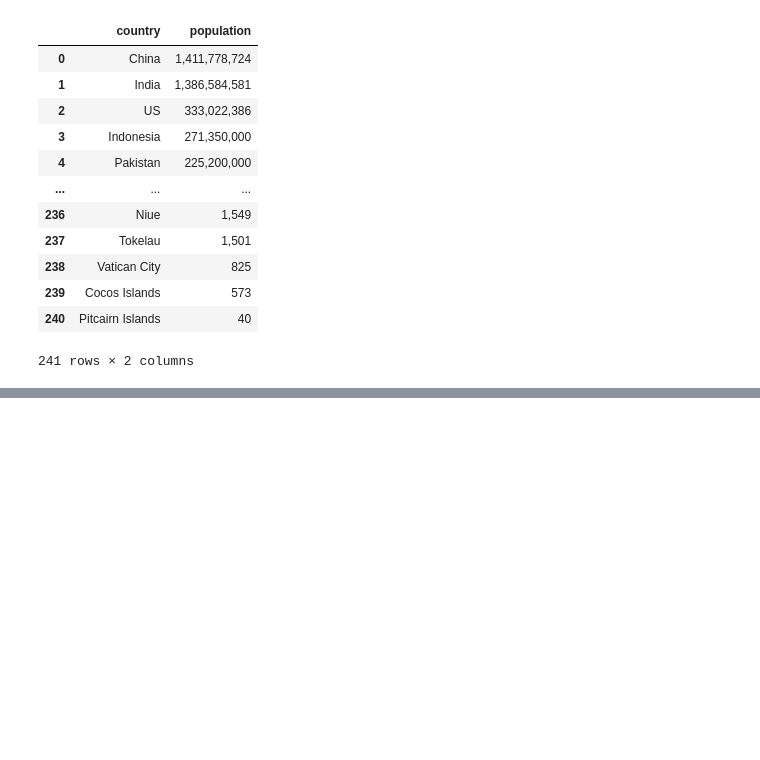
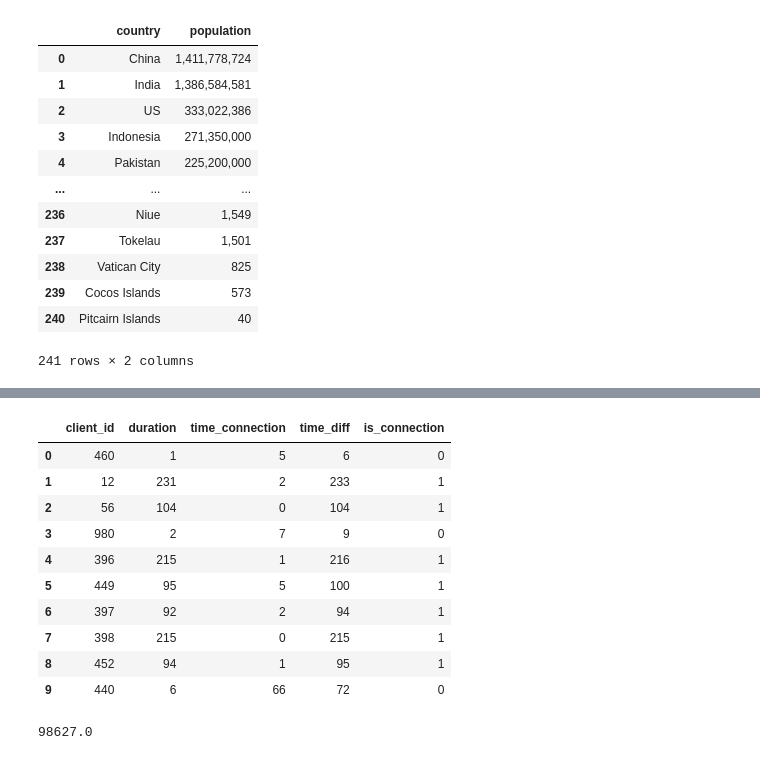
Before and after one commit to merrysam/Study, a Jupyter notebook: PY_EDA_3/theory.ipynb, the cells around one changed output, grey strips where cells are left out. Saved outputs shown, nothing was run; the diff lists cells and outputs as text; code cells hidden in the pictures; blank space fills up the shorter version.

```diff
--- a/PY_EDA_3/theory.ipynb
+++ b/PY_EDA_3/theory.ipynb
@@ -46,3 +75,51 @@ data_area[data_area['title']== 'Gård 2014 Grand Klasse Reserve Lawrence Vineyar
 # %% [output]
 |  | country | description | designation | points | price | province | region_1 | taster_name | ... |
 | 94 | US | Barrel notes are prominent, with ... | Grand Klasse Reserve Lawrence Vin... | 88 | 22.0 | Washington | Columbia Valley (WA) | Sean P. Sullivan | ... |
+# %%
+calls_list = [
+    [460, '2013-12-17 04:55:39', '2013-12-17 04:55:44', '2013-12-17 04:55:45'],
+    [12, '2013-12-16 20:03:20', '2013-12-16 20:03:22', '2013-12-16 20:07:13'],
+    [56, '2013-12-16 20:03:20', '2013-12-16 20:03:20', '2013-12-16 20:05:04'],
+    [980, '2013-12-16 20:03:20','2013-12-16 20:03:27', '2013-12-16 20:03:29'],
+    [396, '2013-12-16 20:08:27', '2013-12-16 20:08:28','2013-12-16 20:12:03'],
+    [449, '2013-12-16 20:03:20', '2013-12-16 20:03:25','2013-12-16 20:05:00'],
+    [397, '2013-12-16 20:08:25', '2013-12-16 20:08:27', '2013-12-16 20:09:59'],
+    [398, '2013-12-16 20:01:23', '2013-12-16 20:01:23', '2013-12-16 20:04:58'],
+    [452, '2013-12-16 20:03:20', '2013-12-16 20:03:21','2013-12-16 20:04:55'],
+    [440, '2013-12-16 20:03:20', '2013-12-16 20:04:26', '2013-12-16 20:04:32']
+]
+
+calls = pd.DataFrame(calls_list, columns = ['client_id',  'agent_date', 'created_at' ,'end_date'])
+
+# преобразовываем признаки в формат datetime для удобной работы
+
+calls['agent_date'] = pd.to_datetime(calls['agent_date'])
+calls['created_at'] = pd.to_datetime(calls['created_at'])
+calls['end_date'] = pd.to_datetime(calls['end_date'])
+calls['duration'] = (calls['end_date'] - calls['created_at']).dt.seconds
+calls['time_connection'] = (calls['created_at'] - calls['agent_date']).dt.seconds
+calls['time_diff'] = (calls['end_date'] - calls['agent_date']).dt.seconds
+# %%
+calls['is_connection'] = calls['duration'].apply(lambda x: 1 if x > 10 else 0)
+# %%
+calls = calls.drop(['agent_date', 'created_at' ,'end_date'], axis=1)
+# %%
+calls
+# %% [output]
+|  | client_id | duration | time_connection | time_diff | is_connection |
+| 0 | 460 | 1 | 5 | 6 | 0 |
+| 1 | 12 | 231 | 2 | 233 | 1 |
+| 2 | 56 | 104 | 0 | 104 | 1 |
+| 3 | 980 | 2 | 7 | 9 | 0 |
+| 4 | 396 | 215 | 1 | 216 | 1 |
+| 5 | 449 | 95 | 5 | 100 | 1 |
+| 6 | 397 | 92 | 2 | 94 | 1 |
+| 7 | 398 | 215 | 0 | 215 | 1 |
+| 8 | 452 | 94 | 1 | 95 | 1 |
+| 9 | 440 | 6 | 66 | 72 | 0 |
+# %%
+data['year'] = pd.to_datetime(data['year'], errors = 'coerce')
+data['years_diff'] = (pd.to_datetime('01-12-2022') - data['year']).dt.days
+data['years_diff'].max()
+# %% [output]
+98627.0
```
Also changed, not shown: parts of 4 cells of this notebook.
